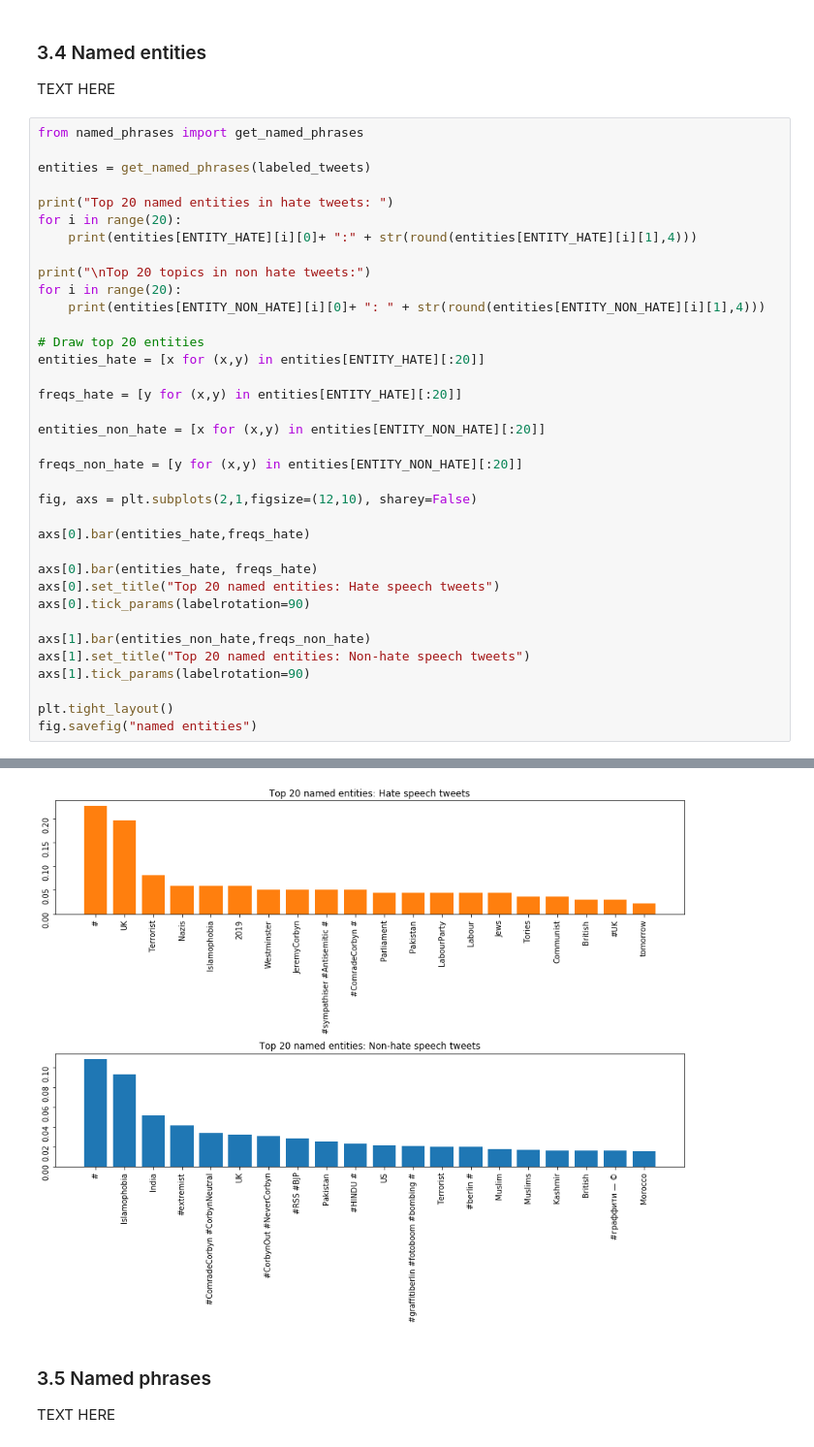
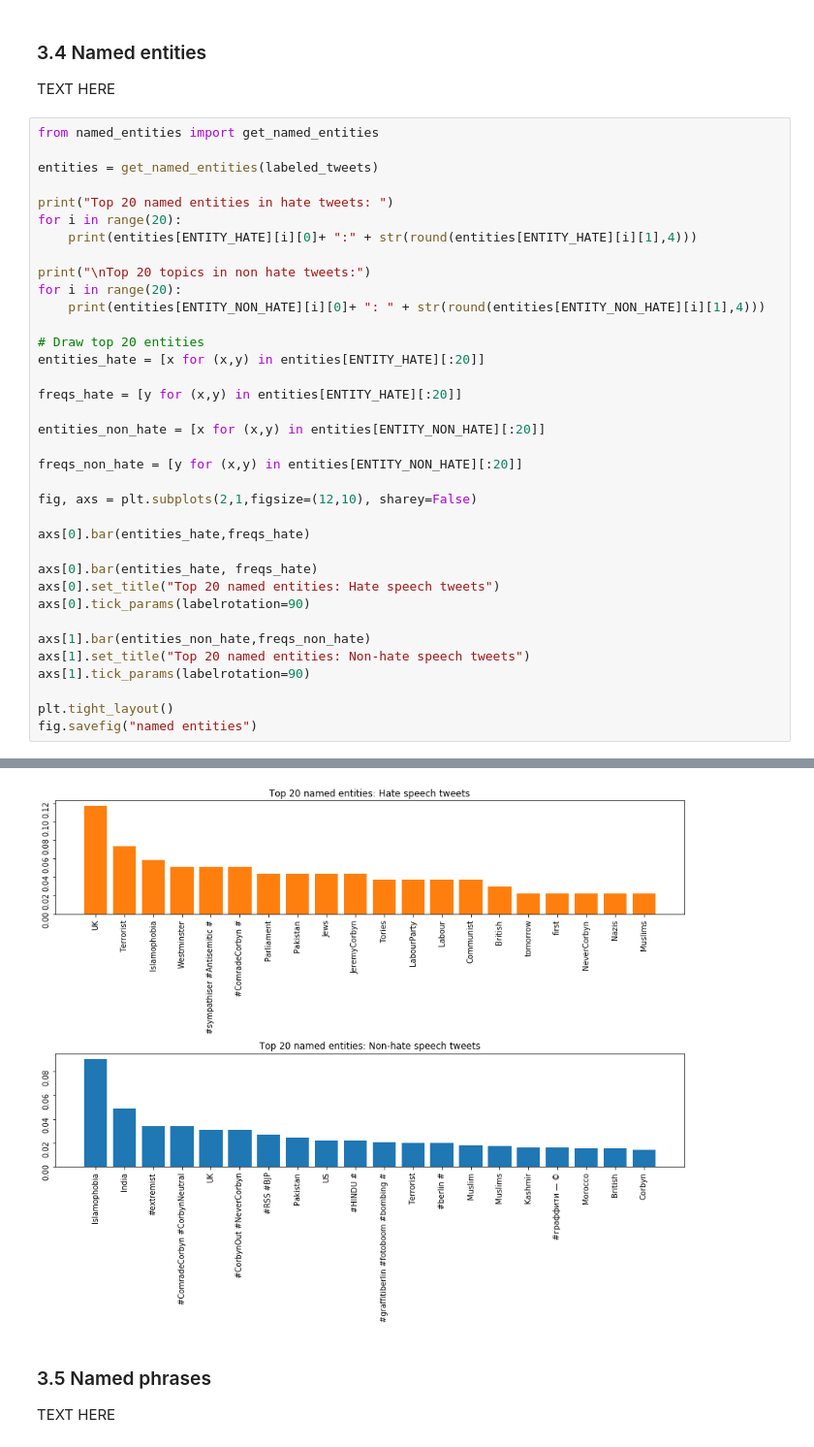
Before and after one commit to tokuosma/NLP2019, a Jupyter notebook: Notebook/Hate speech detection 2.ipynb, the cells around one changed output, grey strips where cells are left out. Shown at 97% size. Saved outputs shown, nothing was run; the diff lists cells and outputs as text.

```diff
--- a/Notebook/Hate speech detection 2.ipynb
+++ b/Notebook/Hate speech detection 2.ipynb
@@ -214,9 +214,9 @@ The two most common emoticons in the non hate speech data set were :exit: and :b
 ### 3.4 Named entities
 TEXT HERE
 # %%
-from named_phrases import get_named_phrases
+from named_entities import get_named_entities
 
-entities = get_named_phrases(labeled_tweets)
+entities = get_named_entities(labeled_tweets)
 
 print("Top 20 named entities in hate tweets: ")
 for i in range(20):
@@ -270,4 +270,4 @@ Morocco: 0.015
-[figure, old version]
+[figure, new version]
 # %% [markdown]
 ### 3.5 Named phrases
 TEXT HERE
```
Also changed, not shown: parts of 1 cell of this notebook, 5 other files.
